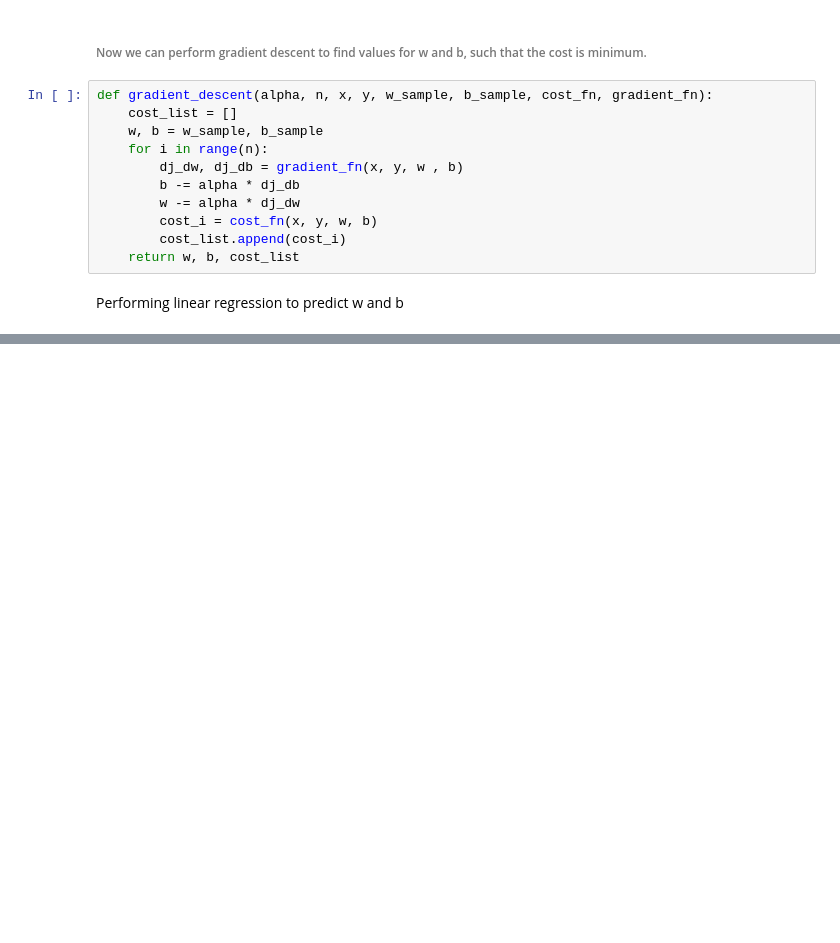
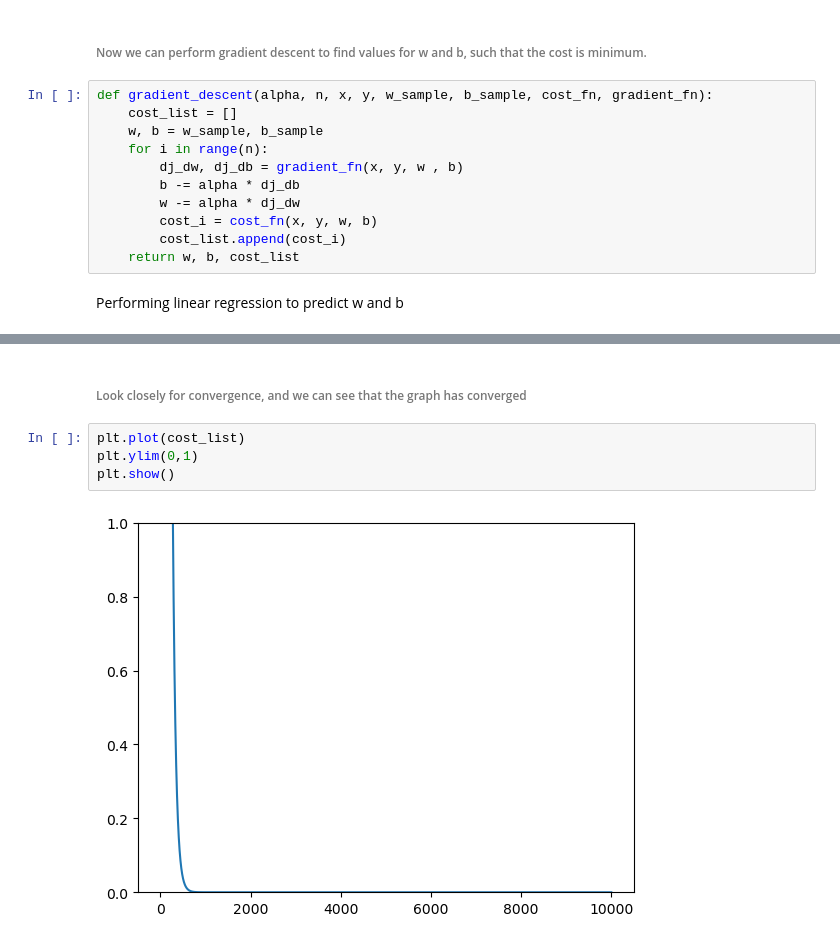
Before and after one commit to Arjun-G-Ravi/MachineLearning-Python-Codes, a Jupyter notebook: 1_LinearRegressionUsingGradientDescent.ipynb, the cells around one changed output, grey strips where cells are left out. Cells and saved outputs as stored; diff of their text form; blank space fills up the shorter version.

```diff
--- a/1_LinearRegressionUsingGradientDescent.ipynb
+++ b/1_LinearRegressionUsingGradientDescent.ipynb
@@ -88,0 +89,8 @@ Time taken: 1.79s
+# %% [markdown]
+###### Look closely for convergence, and we can see that the graph has converged
+# %%
+plt.plot(cost_list)
+plt.ylim(0,1)
+plt.show()
+# %% [output]
+[figure, added]
```
Also changed, not shown: parts of 1 cell of this notebook, 1 other file.
